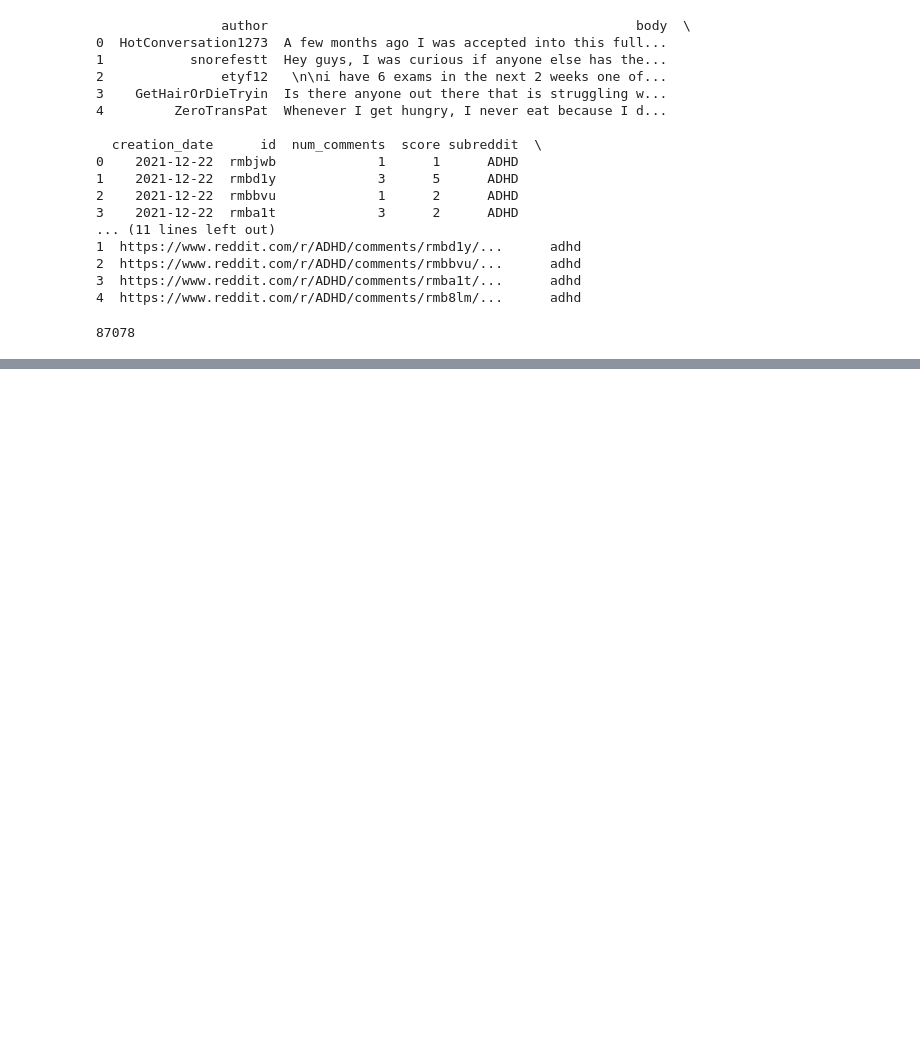
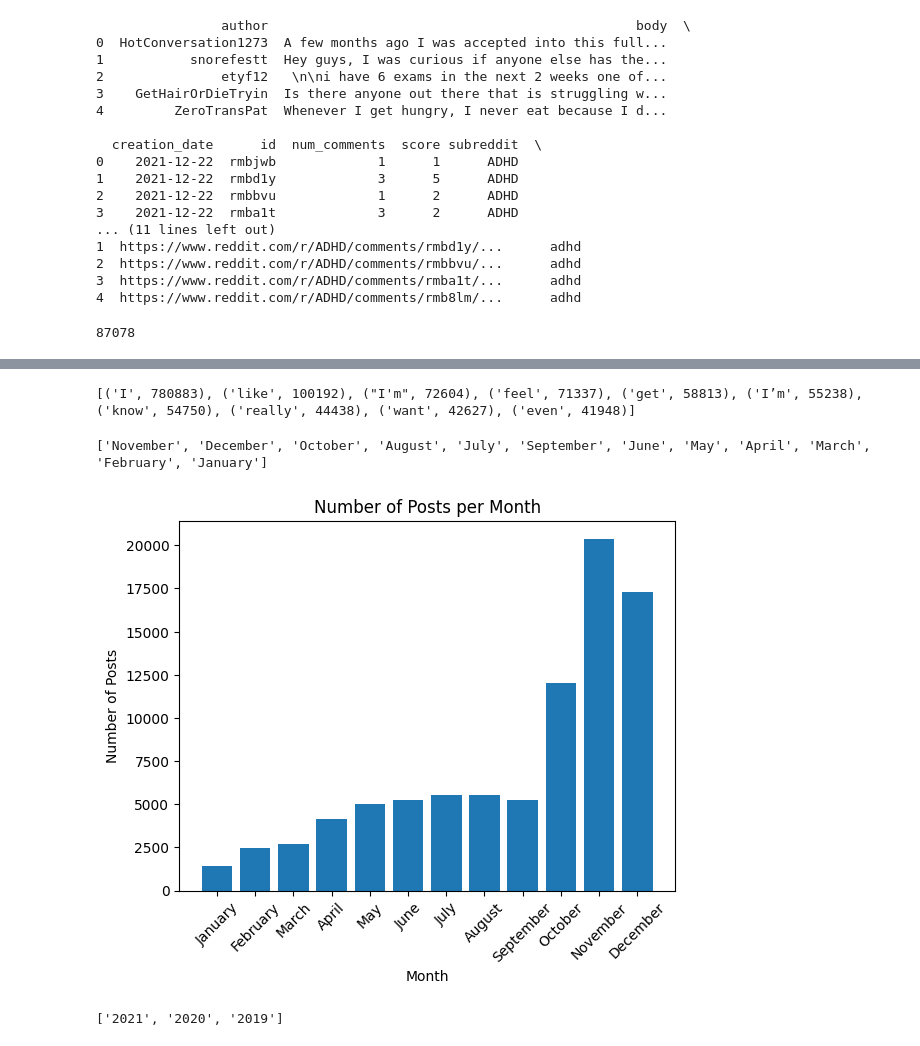
Before and after one commit to vasco-oliv/PRI_T08_G82, a Jupyter notebook: index.ipynb, the cells around one changed output, grey strips where cells are left out. Saved outputs shown, nothing was run; the diff lists cells and outputs as text; code cells hidden in the pictures; blank space fills up the shorter version.

```diff
--- a/index.ipynb
+++ b/index.ipynb
@@ -22,7 +22,7 @@ def read_source_csv(folder_path):
 def read_clean_csv(file_path):
     return pd.read_csv(file_path)
 # %%
-dd = pd.read_csv('Dataset/ptsd.csv')
+dd = pd.read_csv('Dataset/dataset.csv')
 # Display number of rows
 print(dd.shape[0])
 #display number of different authors
@@ -82,0 +103,75 @@ df.to_json('Dataset/dataset.json', orient='records', lines=True)
+# %%
+# Get the most used words in the body column that are not stop words
+import nltk
+from nltk.corpus import stopwords
+
+# Get the most used words in the body column that are not stop words
+def get_most_used_words_without_stop_words(df, n):
+    # Get all the words in the body column
+    all_words = ' '.join(df['body']).split()
+    # Get the stop words
+    stop_words = set(stopwords.words('english'))
+    # Count the number of times each word appears
+    word_counts = Counter(all_words)
+    # Get the n most common words that are not stop words
+    return [(word, count) for word, count in word_counts.most_common() if word not in stop_words][:n]
+
+# Get the 10 most used words in the body column that are not stop words and their counts
+most_used_words_without_stop_words = get_most_used_words_without_stop_words(dd, 10)
+print(most_used_words_without_stop_words)
+# %% [output]
+[('I', 780883), ('like', 100192), ("I'm", 72604), ('feel', 71337), ('get', 58813), ('I’m', 55238), ('know', 54750), ('really', 44438), ('want', 42627), ('even', 41948)]
+# %%
+# Get the month/year combos with the most posts
+import calendar
+
+# Get the months with the most posts
+def get_months_with_most_posts(df):
+    # Get the month of each post
+    months = df['creation_date'].str.split('-').str[1]
+    # Count the number of posts for each month
+    month_counts = Counter(months)
+    # Get the months with the most posts
+    return [calendar.month_name[int(month)] for month, _ in month_counts.most_common()]
+
+# Get the months with the most posts
+months_with_most_posts = get_months_with_most_posts(dd)
+print(months_with_most_posts)
+
+# plot it
+import matplotlib.pyplot as plt
+
+# Get the number of posts for each month
+months = dd['creation_date'].str.split('-').str[1]
+month_counts = Counter(months)
+# Get the months
+months = [calendar.month_name[int(month)] for month, _ in month_counts.items()]
+months.reverse()
+# Get the number of posts
+counts = list(month_counts.values())
+counts.reverse()
+# Plot the number of posts for each month in month calendar order
+plt.bar(months, counts)
+plt.xticks(rotation=45)
+plt.xlabel('Month')
+plt.ylabel('Number of Posts')
+plt.title('Number of Posts per Month')
+plt.show()
+# %% [output]
+['November', 'December', 'October', 'August', 'July', 'September', 'June', 'May', 'April', 'March', 'February', 'January']
+[figure, added]
+# %%
+# Get the years in order of most posts
+def get_years_in_order_of_most_posts(df):
+    # Get the year of each post
+    years = df['creation_date'].str.split('-').str[0]
+    # Count the number of posts for each year
+    year_counts = Counter(years)
+    # Get the years in order of most posts
+    return [year for year, _ in year_counts.most_common()]
+
+# Get the years in order of most posts
+years_in_order_of_most_posts = get_years_in_order_of_most_posts(dd)
+print(years_in_order_of_most_posts)
+# %% [output]
+['2021', '2020', '2019']
```
Also changed, not shown: parts of 4 cells of this notebook.
